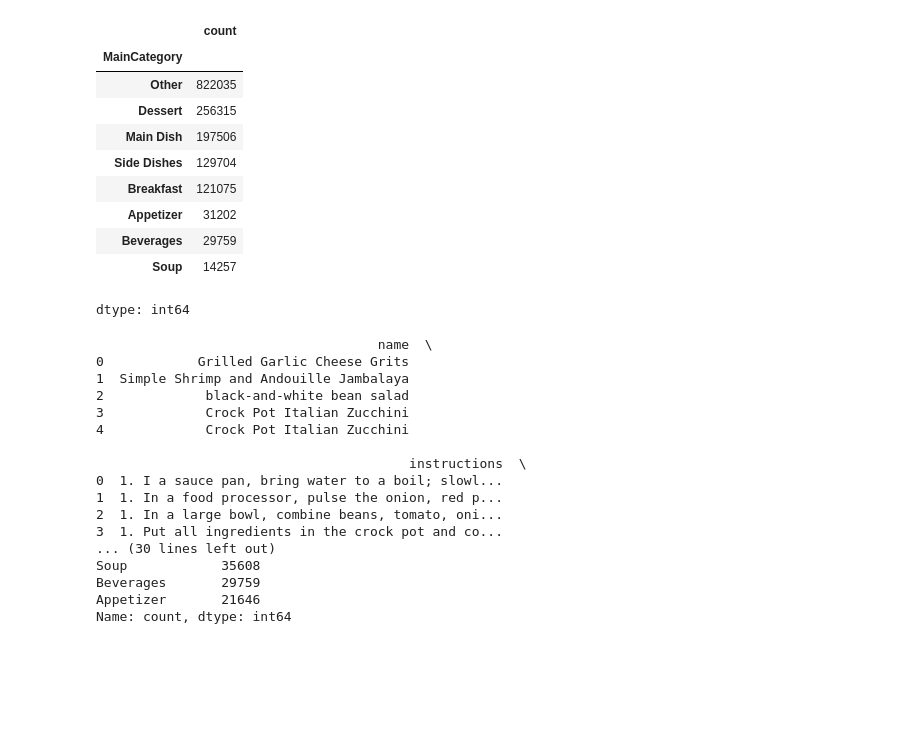
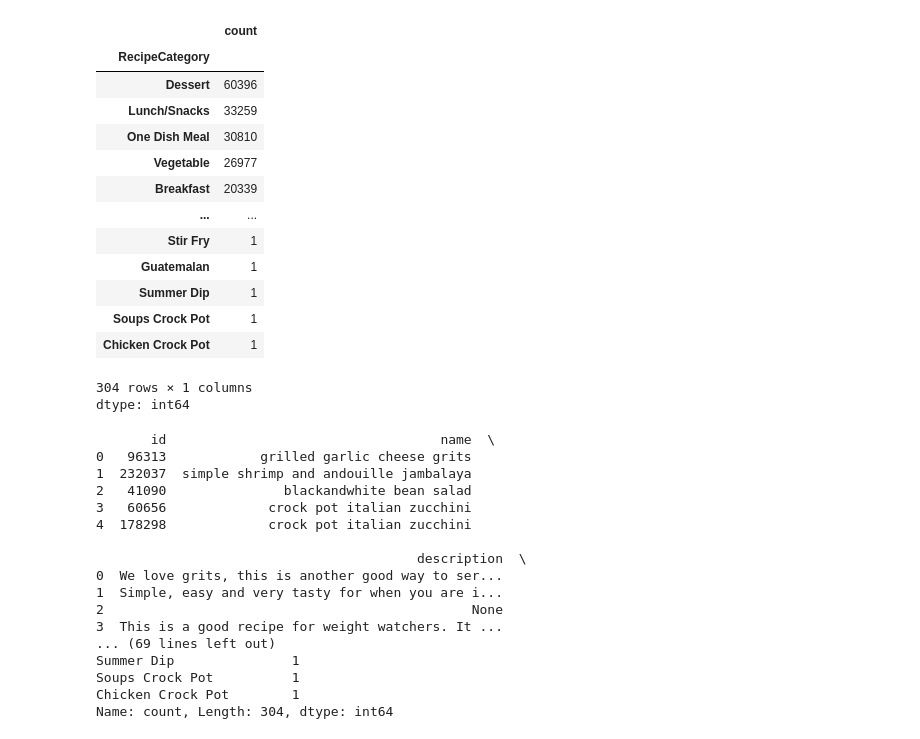
Before and after one commit to Defined0101/data, a Jupyter notebook: MergedDataset/Bert.ipynb, the cells around one changed output. Cells and saved outputs as stored; diff of their text form; code cells hidden in the pictures; blank space fills up the shorter version.

```diff
--- a/MergedDataset/Bert.ipynb
+++ b/MergedDataset/Bert.ipynb
@@ -27,6 +27,6 @@ Mounted at /content/drive
 # %%
 # Parquet dosyasının yolu
-data_path = '/content/drive/MyDrive/Defined 0101/Data/CategorizedData/foodcom_categorized_v2.parquet'  # Buraya kendi dosya yolunuzu yazın
+data_path = '/content/drive/MyDrive/Defined 0101/Data/Cleaned data/foodcom/deduplicated_recipes_foodcom.parquet'  # Buraya kendi dosya yolunuzu yazın
 
 # Parquet dosyasını yükle
 df = pd.read_parquet(data_path)
@@ -33,16 +47,20 @@ df = pd.read_parquet(data_path)
 # %%
-df.MainCategory.value_counts()
+df.RecipeCategory.value_counts()
 # %% [output]
 |  | count |
-| MainCategory |  |
-| Other | 822035 |
-| Dessert | 256315 |
-| Main Dish | 197506 |
-| Side Dishes | 129704 |
-| Breakfast | 121075 |
-| Appetizer | 31202 |
-| Beverages | 29759 |
-| Soup | 14257 |
+| RecipeCategory |  |
+| Dessert | 60396 |
+| Lunch/Snacks | 33259 |
+| One Dish Meal | 30810 |
+| Vegetable | 26977 |
+| Breakfast | 20339 |
+| ... | ... |
+| Stir Fry | 1 |
+| Guatemalan | 1 |
+| Summer Dip | 1 |
+| Soups Crock Pot | 1 |
+| Chicken Crock Pot | 1 |
+304 rows × 1 columns
 dtype: int64
 # %%
 # İlk 5 satırı görüntüle
@@ -52,25 +70,25 @@ print(df.head())
 print(f"Veri seti boyutu: {df.shape}")
 
 # Kategorilerin dağılımı
-print(df['MainCategory'].value_counts())
+print(df['RecipeCategory'].value_counts())
 # %% [output]
-                                    name  \
-0            Grilled Garlic Cheese Grits
-1  Simple Shrimp and Andouille Jambalaya
-2             black-and-white bean salad
-3             Crock Pot Italian Zucchini
-4             Crock Pot Italian Zucchini
+       id                                   name  \
+0   96313            grilled garlic cheese grits
+1  232037  simple shrimp and andouille jambalaya
+2   41090               blackandwhite bean salad
+3   60656             crock pot italian zucchini
+4  178298             crock pot italian zucchini
 
-                                        instructions  \
-0  1. I a sauce pan, bring water to a boil; slowl...
-1  1. In a food processor, pulse the onion, red p...
-2  1. In a large bowl, combine beans, tomato, oni...
-3  1. Put all ingredients in the crock pot and co...
-... (30 lines left out)
-Soup            35608
-Beverages       29759
-Appetizer       21646
-Name: count, dtype: int64
+                                         description  \
+0  We love grits, this is another good way to ser...
+1  Simple, easy and very tasty for when you are i...
+2                                               None
+3  This is a good recipe for weight watchers. It ...
+... (69 lines left out)
+Summer Dip               1
+Soups Crock Pot          1
+Chicken Crock Pot        1
+Name: count, Length: 304, dtype: int64
 # %%
 # Eksik değerlerin sayısı
 print(df.isnull().sum())
```
Also changed, not shown: parts of 12 cells of this notebook.
